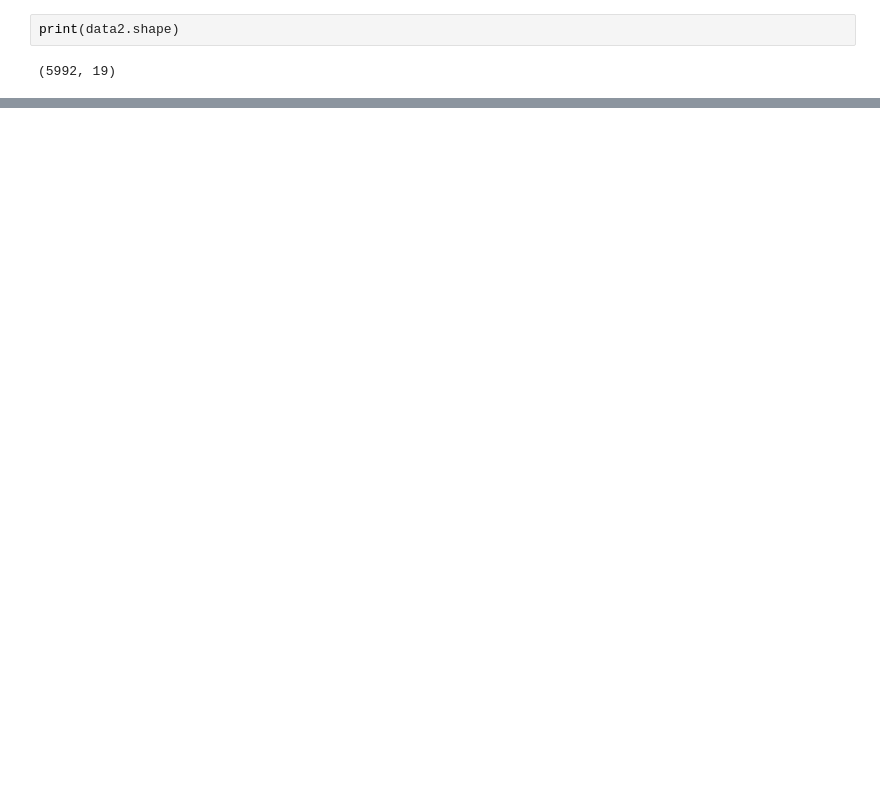
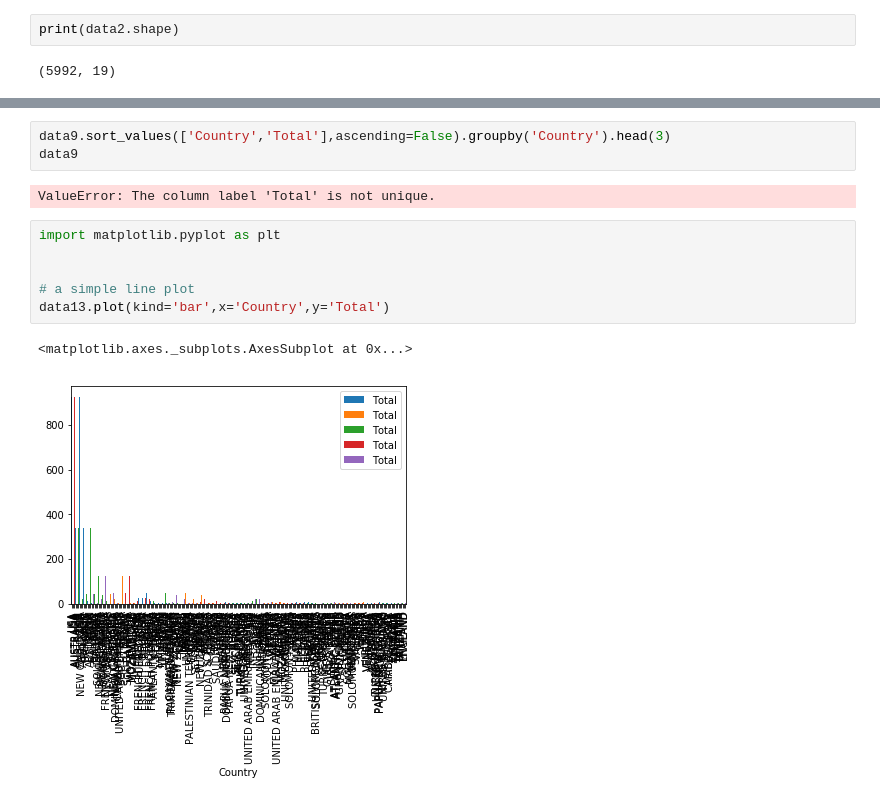
Before and after one commit to seorakwon/pandas-project, a Jupyter notebook: jupyter/my code.ipynb, the cells around one changed output, grey strips where cells are left out. Saved outputs shown, nothing was run; the diff lists cells and outputs as text; blank space fills up the shorter version.

```diff
--- a/jupyter/my code.ipynb
+++ b/jupyter/my code.ipynb
@@ -236,0 +429,14 @@ KeyError: 'Fatal(Y/N)'
+# %%
+data9.sort_values(['Country','Total'],ascending=False).groupby('Country').head(3)
+data9
+# %% [output]
+ValueError: The column label 'Total' is not unique.
+# %%
+import matplotlib.pyplot as plt
+
+
+# a simple line plot
+data13.plot(kind='bar',x='Country',y='Total')
+# %% [output]
+<matplotlib.axes._subplots.AxesSubplot at 0x...>
+[figure, added]
```
Also changed, not shown: parts of 33 cells of this notebook.
